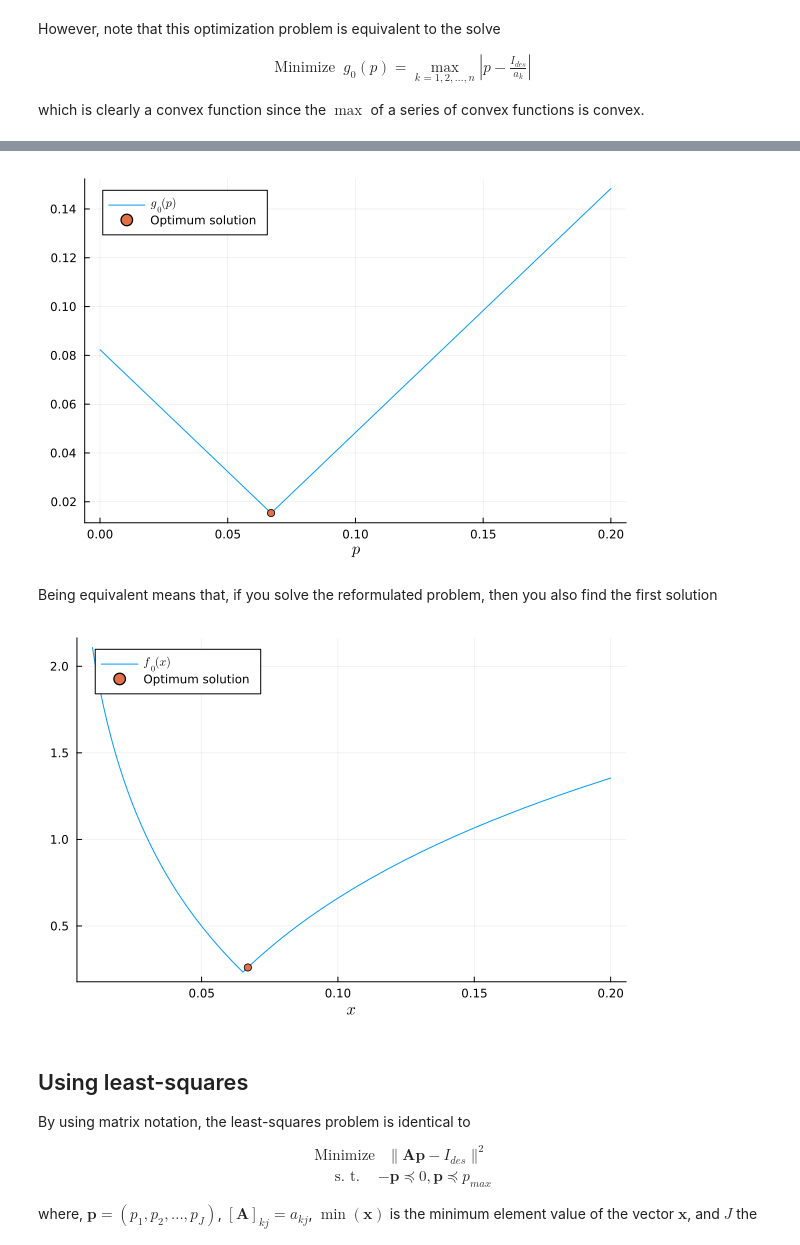
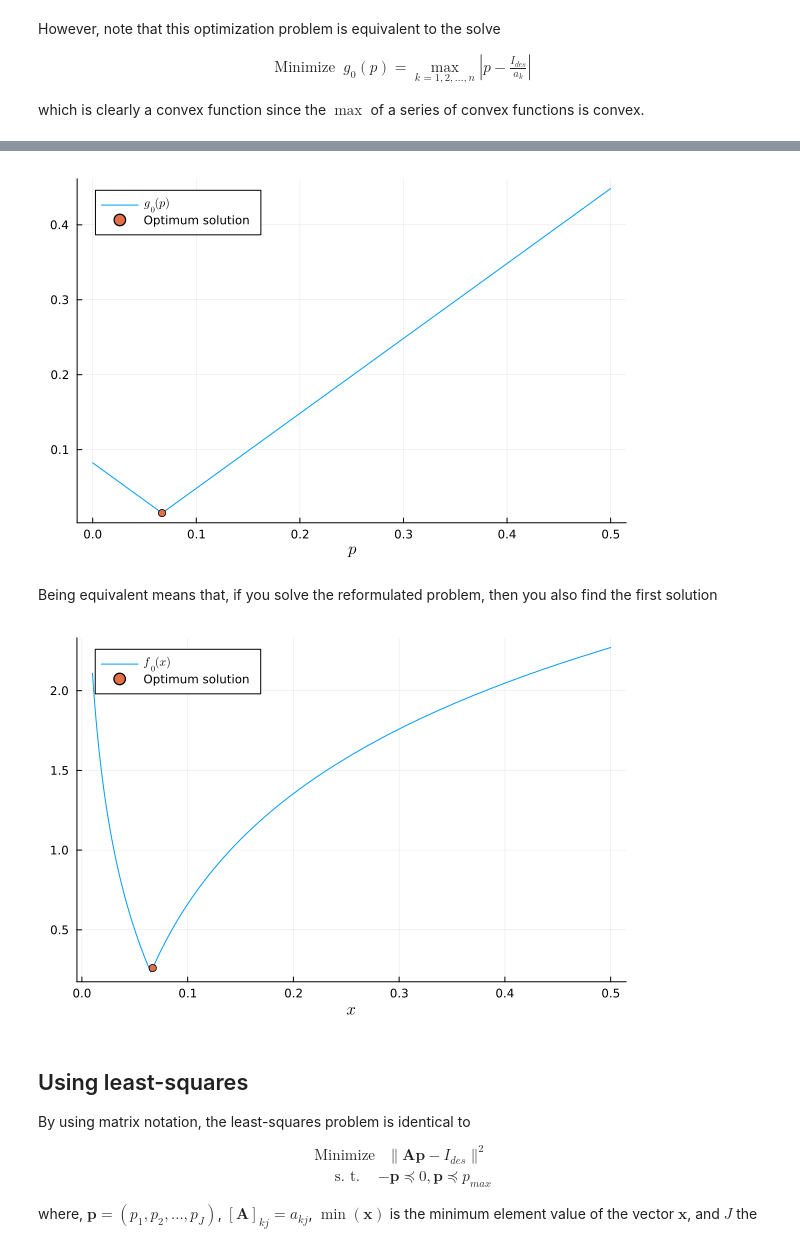
Before and after one commit to tapyu/to-rm-courses, a Jupyter notebook: phd_nonlinear_opt/Exercises/lamps.ipynb, the cells around one changed output, grey strips where cells are left out. Cells and saved outputs as stored; diff of their text form; code cells hidden in the pictures.

```diff
--- a/phd_nonlinear_opt/Exercises/lamps.ipynb
+++ b/phd_nonlinear_opt/Exercises/lamps.ipynb
@@ -196,18 +196,18 @@ objective = 0.015366
 ------------------------------------------------------------------
 # %%
 g(x) = maximum(abs.(x .- (I_des./𝐚)))
-plot(g, 0, 0.2, label=L"g_0(p)", xlabel=L"p")
+plot(g, 0, 0.5, label=L"g_0(p)", xlabel=L"p")
 scatter!([p.value], [g(p.value)], label="Optimum solution", legend=:topleft)
 # %% [output]
-[figure, old version]
+[figure, new version]
 # %% [markdown]
 Being equivalent means that, if you solve the reformulated problem, then you also find the first solution
 # %%
 f0(x) = maximum(abs.(log.((𝐚.*x)./I_des)))
-plot(f0, 0.01, 0.2, label=L"f_0(x)", xlabel=L"x")
+plot(f0, 0.01, 0.5, label=L"f_0(x)", xlabel=L"x")
 scatter!([p.value], [f0(p.value)], label="Optimum solution", legend=:topleft)
 # %% [output]
-[figure, old version]
+[figure, new version]
 # %% [markdown]
 ## Using least-squares
 
```
Also changed, not shown: parts of 7 cells of this notebook, 9 other files.
